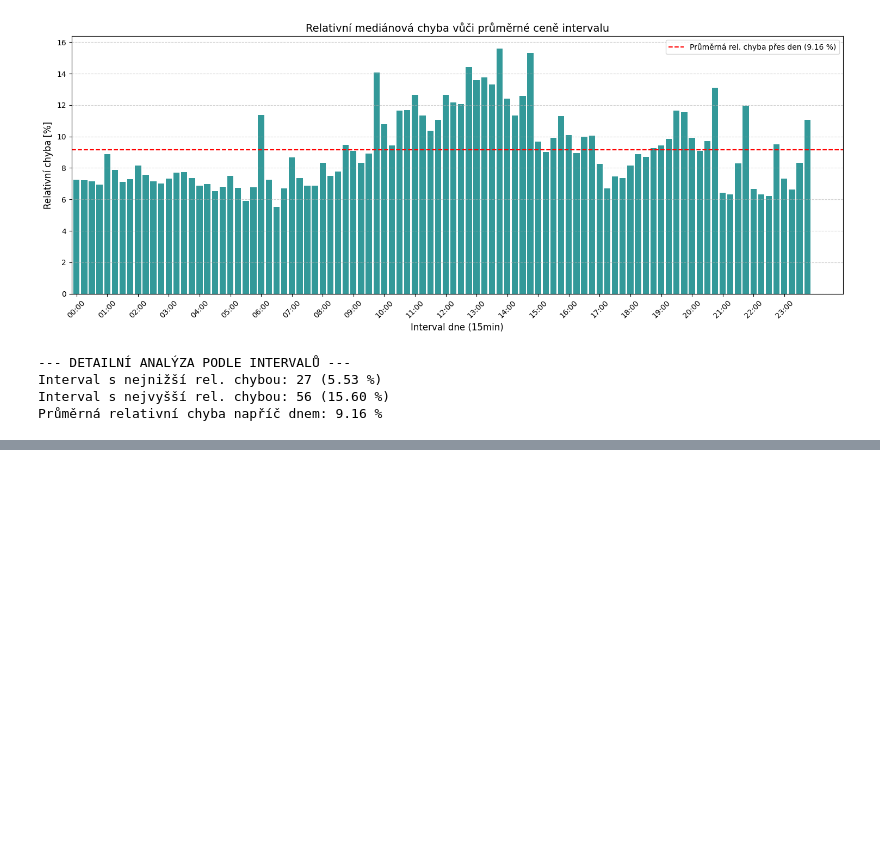
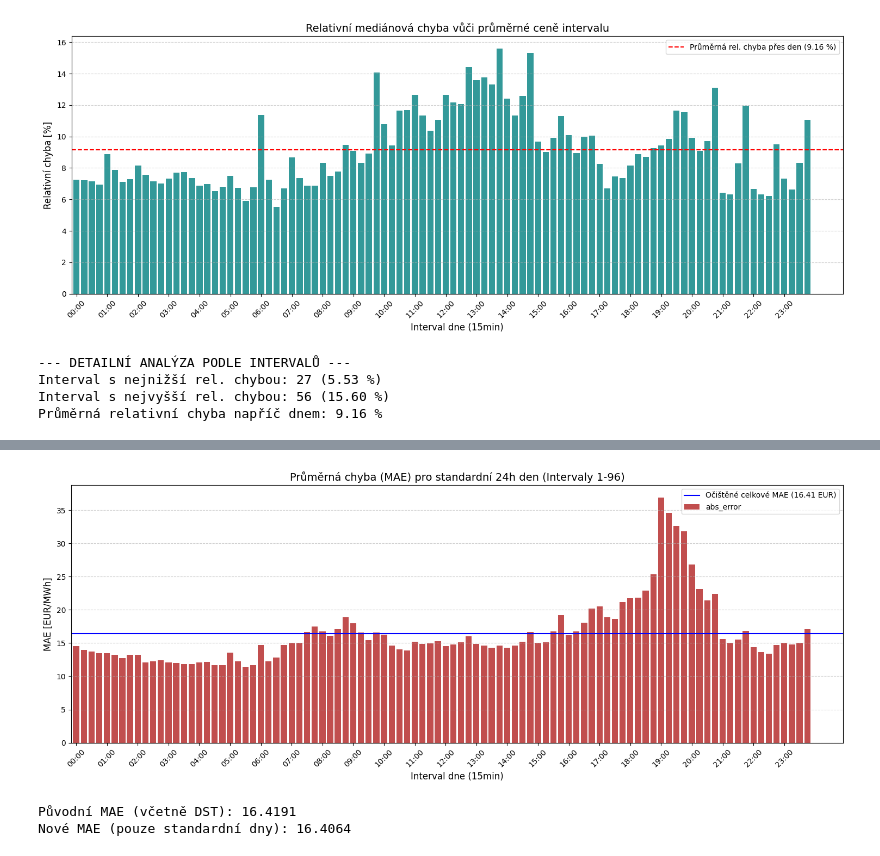
Before and after one commit to freddycz/electricity-price-prediction-model, a Jupyter notebook: notebooks/prediction_model.ipynb, the cells around one changed output, grey strips where cells are left out. Drawn from its saved outputs; the diff is of its cells as text; code cells hidden in the pictures; blank space fills up the shorter version.

```diff
--- a/notebooks/prediction_model.ipynb
+++ b/notebooks/prediction_model.ipynb
@@ -59,6 +46,4 @@ params = {
 # %%
-tscv = TimeSeriesSplit(n_splits=5, gap=96)
-
 params = {
     'objective': 'reg:absoluteerror',
     'learning_rate': 0.05,     # Slow and steady learning
@@ -338,0 +360,42 @@ Průměrná relativní chyba napříč dnem: 9.16 %
+# %%
+import matplotlib.pyplot as plt
+
+results_df = X_test.copy()
+results_df['actual'] = y_test
+results_df['prediction'] = lr_model.predict(X_test)
+results_df['abs_error'] = np.abs(results_df['actual'] - results_df['prediction'])
+
+# 2. FILTRACE: Ponecháme pouze standardní 15minutové intervaly (1-96)
+results_standard = results_df[results_df['period'].astype(int) <= 96]
+
+# 3. Seskupení a výpočet MAE pro standardní den
+mae_per_period = results_standard.groupby('period')['abs_error'].mean()
+overall_mae_standard = results_standard['abs_error'].mean()
+
+# 4. Vykreslení grafu
+plt.figure(figsize=(15, 6))
+mae_per_period.plot(kind='bar', color='firebrick', alpha=0.8, width=0.8)
+
+plt.title('Průměrná chyba (MAE) pro standardní 24h den (Intervaly 1-96)', fontsize=14)
+plt.xlabel('Interval dne (15min)', fontsize=12)
+plt.ylabel('MAE [EUR/MWh]', fontsize=12)
+
+# Nastavení osy X: popisky každou celou hodinu (každý 4. interval)
+plt.xticks(np.arange(0, 96, 4), labels=[f"{h:02d}:00" for h in range(24)], rotation=45)
+
+plt.grid(axis='y', linestyle='--', alpha=0.6)
+
+# Přidání linky pro celkové MAE (očištěné o DST pík)
+plt.axhline(y=overall_mae_standard, color='blue', linestyle='-',
+            label=f"Očištěné celkové MAE ({overall_mae_standard:.2f} EUR)")
+
+plt.legend()
+plt.tight_layout()
+plt.show()
+
+print(f"Původní MAE (včetně DST): {results_df['abs_error'].mean():.4f}")
+print(f"Nové MAE (pouze standardní dny): {overall_mae_standard:.4f}")
+# %% [output]
+[figure, added]
+Původní MAE (včetně DST): 16.4191
+Nové MAE (pouze standardní dny): 16.4064
```
Also changed, not shown: parts of 2 cells of this notebook.
